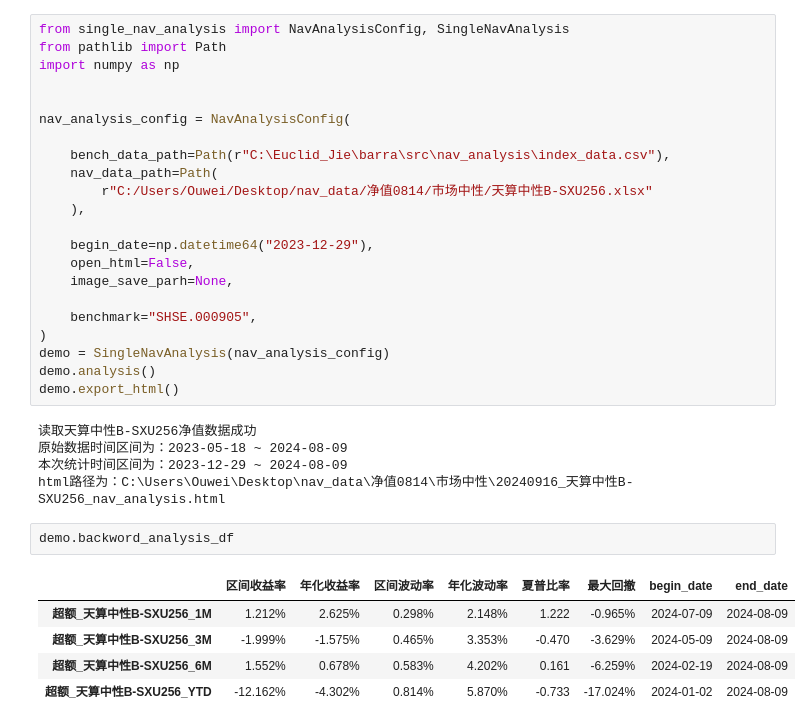
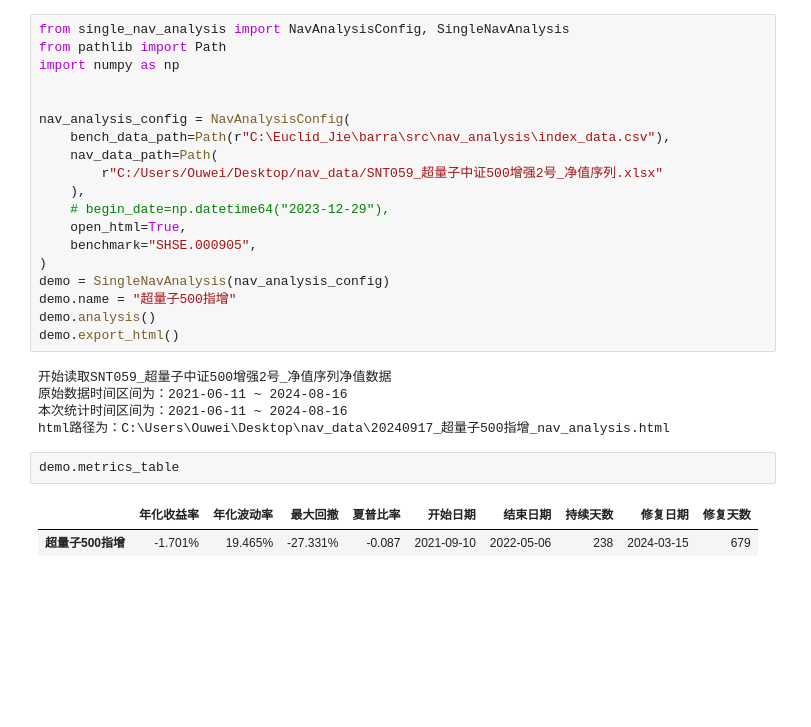
Before and after one commit to Euclid-Jie/nav_analysis, a Jupyter notebook: nav_analysis.ipynb, the cells around one changed output. Saved outputs shown, nothing was run; the diff lists cells and outputs as text; blank space fills up the shorter version.

```diff
--- a/nav_analysis.ipynb
+++ b/nav_analysis.ipynb
@@ -5,31 +5,25 @@ import numpy as np
 
 
 nav_analysis_config = NavAnalysisConfig(
-
     bench_data_path=Path(r"C:\Euclid_Jie\barra\src\nav_analysis\index_data.csv"),
     nav_data_path=Path(
-        r"C:/Users/Ouwei/Desktop/nav_data/净值0814/市场中性/天算中性B-SXU256.xlsx"
+        r"C:/Users/Ouwei/Desktop/nav_data/SNT059_超量子中证500增强2号_净值序列.xlsx"
     ),
-
-    begin_date=np.datetime64("2023-12-29"),
-    open_html=False,
-    image_save_parh=None,
-
+    # begin_date=np.datetime64("2023-12-29"),
+    open_html=True,
     benchmark="SHSE.000905",
 )
 demo = SingleNavAnalysis(nav_analysis_config)
+demo.name = "超量子500指增"
 demo.analysis()
 demo.export_html()
 # %% [output]
-读取天算中性B-SXU256净值数据成功
-原始数据时间区间为：2023-05-18 ~ 2024-08-09
-本次统计时间区间为：2023-12-29 ~ 2024-08-09
-html路径为：C:\Users\Ouwei\Desktop\nav_data\净值0814\市场中性\20240916_天算中性B-SXU256_nav_analysis.html
+开始读取SNT059_超量子中证500增强2号_净值序列净值数据
+原始数据时间区间为：2021-06-11 ~ 2024-08-16
+本次统计时间区间为：2021-06-11 ~ 2024-08-16
+html路径为：C:\Users\Ouwei\Desktop\nav_data\20240917_超量子500指增_nav_analysis.html
 # %%
-demo.backword_analysis_df
+demo.metrics_table
 # %% [output]
-|  | 区间收益率 | 年化收益率 | 区间波动率 | 年化波动率 | 夏普比率 | 最大回撤 | begin_date | end_date |
-| 超额_天算中性B-SXU256_1M | 1.212% | 2.625% | 0.298% | 2.148% | 1.222 | -0.965% | 2024-07-09 | 2024-08-09 |
-| 超额_天算中性B-SXU256_3M | -1.999% | -1.575% | 0.465% | 3.353% | -0.470 | -3.629% | 2024-05-09 | 2024-08-09 |
-| 超额_天算中性B-SXU256_6M | 1.552% | 0.678% | 0.583% | 4.202% | 0.161 | -6.259% | 2024-02-19 | 2024-08-09 |
-| 超额_天算中性B-SXU256_YTD | -12.162% | -4.302% | 0.814% | 5.870% | -0.733 | -17.024% | 2024-01-02 | 2024-08-09 |
+|  | 年化收益率 | 年化波动率 | 最大回撤 | 夏普比率 | 开始日期 | 结束日期 | 持续天数 | 修复日期 | 修复天数 |
+| 超量子500指增 | -1.701% | 19.465% | -27.331% | -0.087 | 2021-09-10 | 2022-05-06 | 238 | 2024-03-15 | 679 |
```
Also changed, not shown: parts of 3 cells of this notebook, 3 other files.
